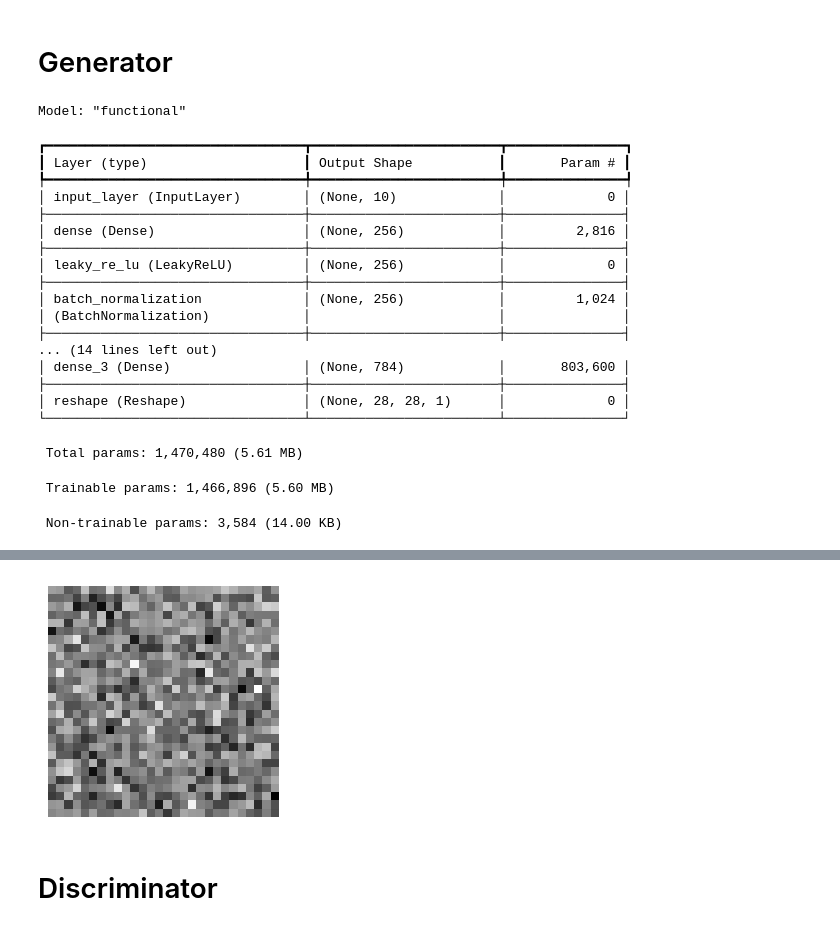
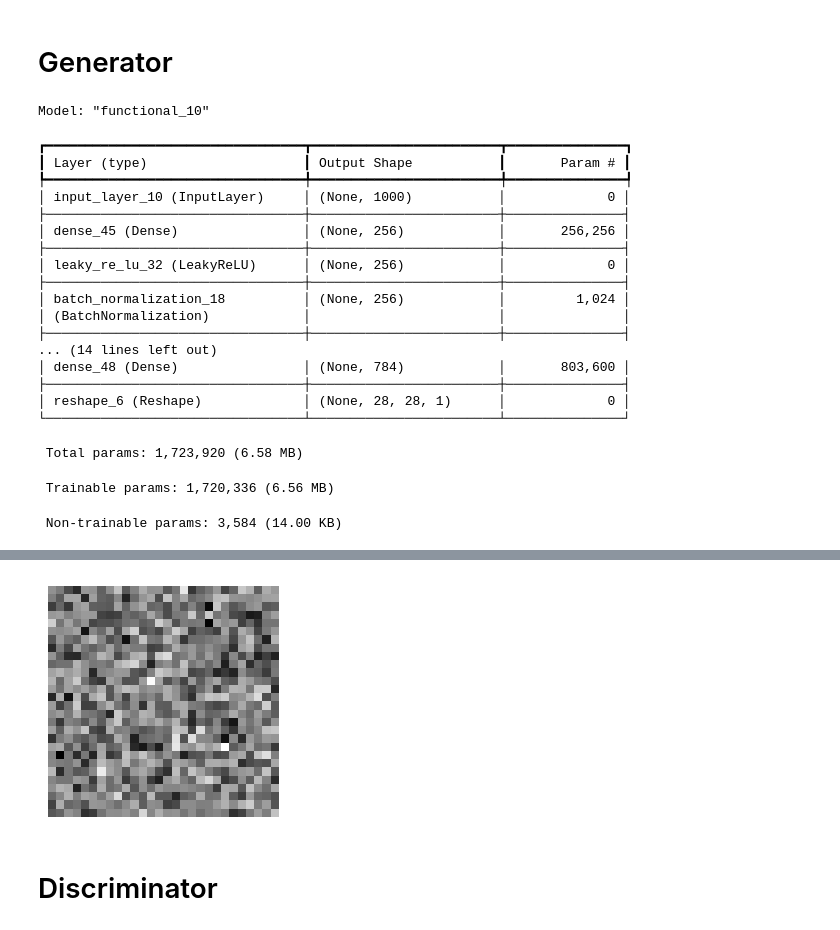
Before and after one commit to Jrol123/Big_data, a Jupyter notebook: S6/D2/L8/gen.ipynb, the cells around one changed output, grey strips where cells are left out. Drawn from its saved outputs; the diff is of its cells as text; code cells hidden in the pictures.

```diff
--- a/S6/D2/L8/gen.ipynb
+++ b/S6/D2/L8/gen.ipynb
@@ -9,21 +9,23 @@ from keras import layers, Model, optimizers, losses, datasets, Input
 # %% [markdown]
 # Params
 # %%
-LATENT_DIM = int(10e0)
+LATENT_DIM = int(10e2)
 IMG_SHAPE = (28, 28, 1)
-BATCH_SIZE = 2**15
+BATCH_SIZE = 2**14
 EPOCHS = 100
 # %% [markdown]
 # Generator
 # %%
 class Generator(Model):
-    def __init__(self, latent_dim: int, image_shape: tuple[int, int, int]):
+    def __init__(self, latent_dim, image_shape):
         super().__init__()
         self.latent_dim = latent_dim
-        self.image_shape = image_shape
+        self.image_shape = image_shape  # Сохраняем форму изображения
 
+        # Вычисляем общий размер для выходного слоя
         self.output_size = np.prod(image_shape)
 
+        # Определение слоев
         self.dense1 = layers.Dense(256)
         self.leaky_relu1 = layers.LeakyReLU(negative_slope=0.2)
         self.bn1 = layers.BatchNormalization(momentum=0.8)
@@ -36,11 +38,11 @@ class Generator(Model):
         self.leaky_relu3 = layers.LeakyReLU(negative_slope=0.2)
         self.bn3 = layers.BatchNormalization(momentum=0.8)
 
+        # Выходной слой с динамическим размером
         self.output_layer = layers.Dense(self.output_size, activation="sigmoid")
         self.reshape = layers.Reshape(self.image_shape)
 
     def call(self, inputs, training=None):
-        # Forward pass
         x = self.dense1(inputs)
         x = self.leaky_relu1(x)
         x = self.bn1(x, training=training)
@@ -57,38 +59,37 @@ class Generator(Model):
         return self.reshape(x)
 
     def build_model(self):
-        # Необязательный метод для явной инициализации весов
         x = Input(shape=(self.latent_dim,))
         return Model(inputs=[x], outputs=self.call(x))
 # %%
 generator = Generator(LATENT_DIM, IMG_SHAPE)
 generator.build_model().summary()
 # %% [output]
-Model: "functional"
+Model: "functional_10"
 ┏━━━━━━━━━━━━━━━━━━━━━━━━━━━━━━━━━┳━━━━━━━━━━━━━━━━━━━━━━━━┳━━━━━━━━━━━━━━━┓
 ┃ Layer (type)                    ┃ Output Shape           ┃       Param # ┃
 ┡━━━━━━━━━━━━━━━━━━━━━━━━━━━━━━━━━╇━━━━━━━━━━━━━━━━━━━━━━━━╇━━━━━━━━━━━━━━━┩
-│ input_layer (InputLayer)        │ (None, 10)             │             0 │
+│ input_layer_10 (InputLayer)     │ (None, 1000)           │             0 │
 ├─────────────────────────────────┼────────────────────────┼───────────────┤
-│ dense (Dense)                   │ (None, 256)            │         2,816 │
+│ dense_45 (Dense)                │ (None, 256)            │       256,256 │
 ├─────────────────────────────────┼────────────────────────┼───────────────┤
-│ leaky_re_lu (LeakyReLU)         │ (None, 256)            │             0 │
+│ leaky_re_lu_32 (LeakyReLU)      │ (None, 256)            │             0 │
 ├─────────────────────────────────┼────────────────────────┼───────────────┤
-│ batch_normalization             │ (None, 256)            │         1,024 │
+│ batch_normalization_18          │ (None, 256)            │         1,024 │
 │ (BatchNormalization)            │                        │               │
 ├─────────────────────────────────┼────────────────────────┼───────────────┤
 ... (14 lines left out)
-│ dense_3 (Dense)                 │ (None, 784)            │       803,600 │
+│ dense_48 (Dense)                │ (None, 784)            │       803,600 │
 ├─────────────────────────────────┼────────────────────────┼───────────────┤
-│ reshape (Reshape)               │ (None, 28, 28, 1)      │             0 │
+│ reshape_6 (Reshape)             │ (None, 28, 28, 1)      │             0 │
 └─────────────────────────────────┴────────────────────────┴───────────────┘
- Total params: 1,470,480 (5.61 MB)
+ Total params: 1,723,920 (6.58 MB)
- Trainable params: 1,466,896 (5.60 MB)
+ Trainable params: 1,720,336 (6.56 MB)
  Non-trainable params: 3,584 (14.00 KB)
 # %%
 def generate_sample(generator, latent_dim, image_shape):
     noise = np.random.normal(0, 1, (1, latent_dim))
-    generated_image = generator.predict(noise, verbose=0)
+    generated_image = generator.predict(noise, verbose="auto")
 
     plt.figure(figsize=(3, 3))
     if image_shape[-1] == 1:  # Градации серого
@@ -104,4 +107,4 @@ img = generate_sample(generator, LATENT_DIM, IMG_SHAPE)
-[figure, old version]
+[figure, new version]
 # %% [markdown]
 # Discriminator
 # %%
```
Also changed, not shown: parts of 9 cells of this notebook, 18 other files.
